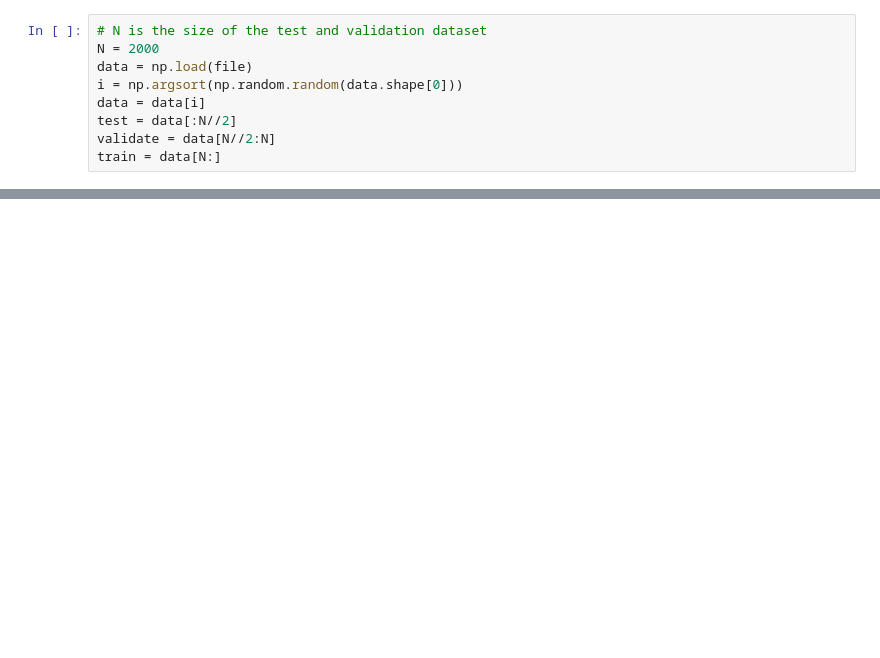
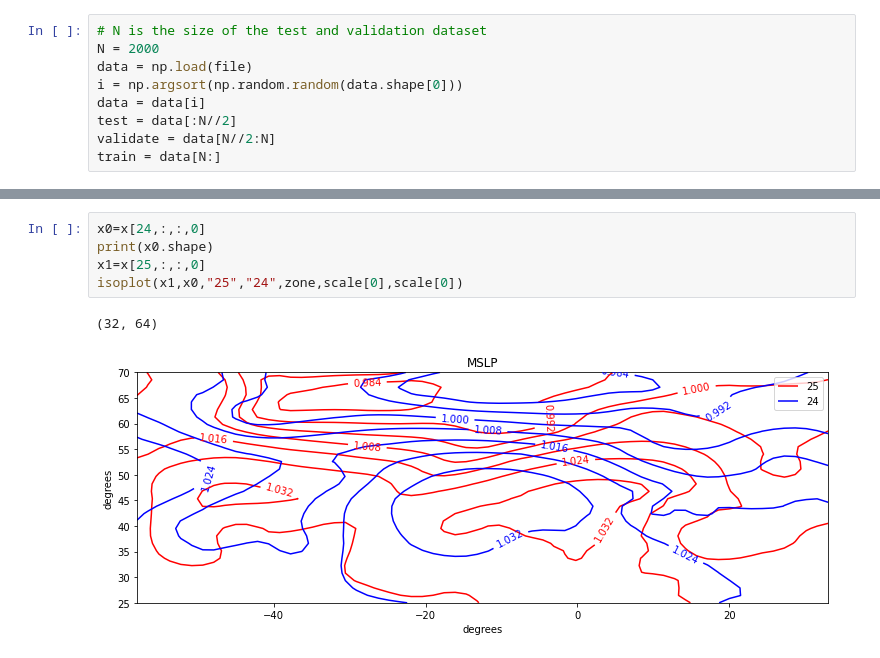
Before and after one commit to gdepaepe/autoencoder, a Jupyter notebook: 2_train_autoencoder.ipynb, the cells around one changed output, grey strips where cells are left out. Cells and saved outputs as stored; diff of their text form; blank space fills up the shorter version.

```diff
--- a/2_train_autoencoder.ipynb
+++ b/2_train_autoencoder.ipynb
@@ -129,0 +149,8 @@ KeyboardInterrupt:
+# %%
+x0=x[24,:,:,0]
+print(x0.shape)
+x1=x[25,:,:,0]
+isoplot(x1,x0,"25","24",zone,scale[0],scale[0])
+# %% [output]
+(32, 64)
+[figure, added]
```
Also changed, not shown: parts of 16 cells of this notebook.
